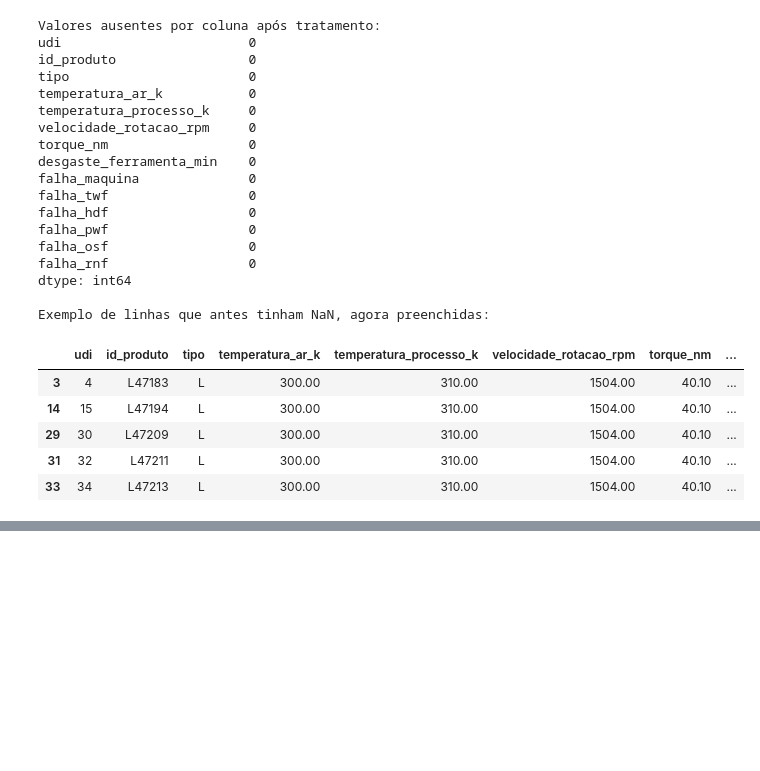
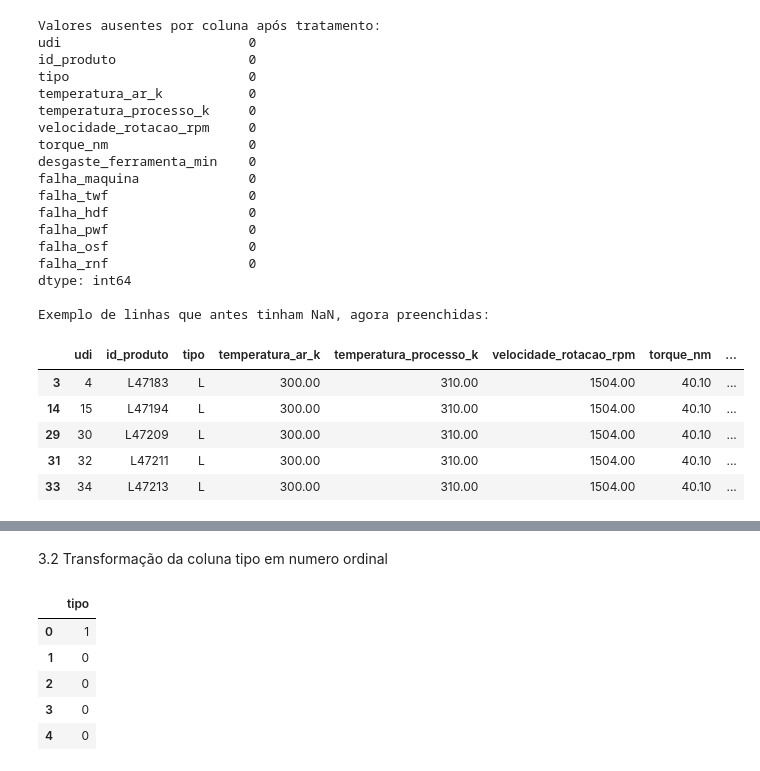
Before and after one commit to renatosadriano-debug/PROJETO-FINAL---ANALISE-DE-MANUTEN-DE-MAQUINAS-PARA-FABRICAS, a Jupyter notebook: notebook.ipynb, the cells around one changed output, grey strips where cells are left out. Drawn from its saved outputs; the diff is of its cells as text; code cells hidden in the pictures; blank space fills up the shorter version.

```diff
--- a/notebook.ipynb
+++ b/notebook.ipynb
@@ -279,0 +304,16 @@ Exemplo de linhas que antes tinham NaN, agora preenchidas:
+# %% [markdown]
+3.2 Transformação da coluna tipo em numero ordinal
+# %%
+# Encoding ordinal da coluna 'tipo': L=0, M=1, H=2
+mapa_tipo = {'L': 0, 'M': 1, 'H': 2}
+df_ler['tipo'] = df_ler['tipo'].map(mapa_tipo)
+
+# Conferência
+df_ler[['tipo']].head()
+# %% [output]
+|  | tipo |
+| 0 | 1 |
+| 1 | 0 |
+| 2 | 0 |
+| 3 | 0 |
+| 4 | 0 |
```
Also changed, not shown: parts of 4 cells of this notebook.
